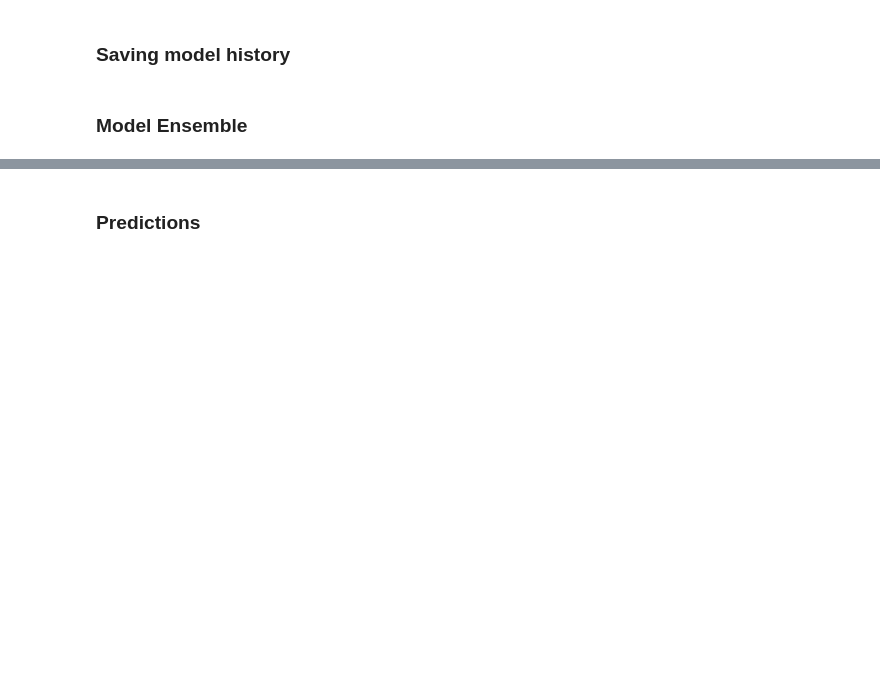
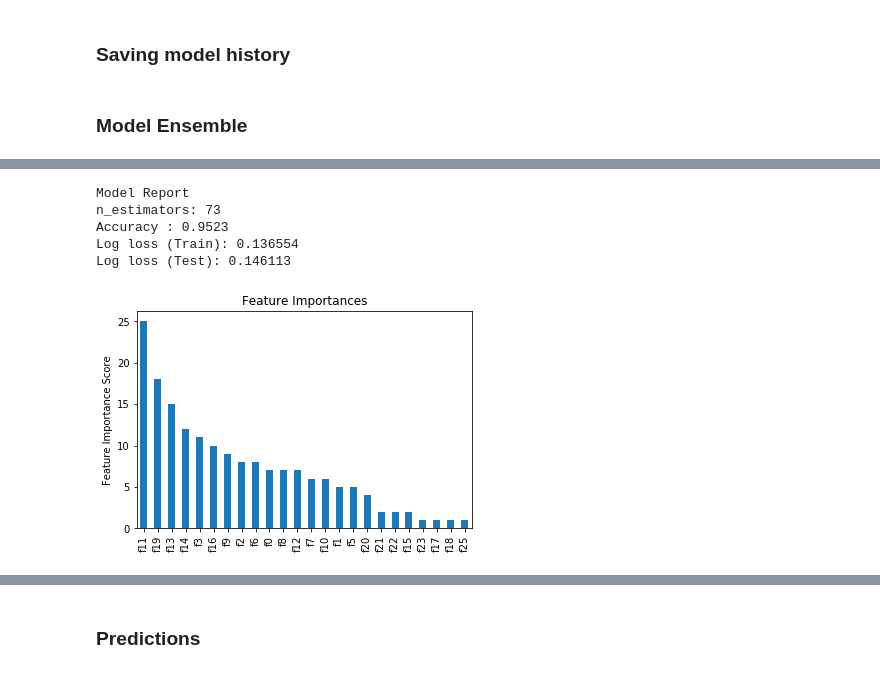
Before and after one commit to MarekKZielinski/Statoil-C-CORE-Iceberg-Classifier-Challenge, a Jupyter notebook: Iceberg-notebook.ipynb, the cells around one changed output, grey strips where cells are left out. Saved outputs shown, nothing was run; the diff lists cells and outputs as text; code cells hidden in the pictures; blank space fills up the shorter version.

```diff
--- a/Iceberg-notebook.ipynb
+++ b/Iceberg-notebook.ipynb
@@ -1021,18 +1238,25 @@ modelfit(xgb3, ensemble_val, y_val['is_iceberg'], ensemble_train, y_train['is_ic
 # %%
 xgb4 = xgb.XGBClassifier(
- learning_rate =0.01,
+ learning_rate =0.069,
  n_estimators=1000,
  max_depth=2,
  min_child_weight=3.5,
- gamma=1.3,
- subsample=0.75,
- colsample_bytree=0.4,
+ gamma=0.1,
+ subsample=0.65,
+ colsample_bytree=0.65,
  reg_alpha=3e-06,
  objective= 'binary:logistic',
  nthread=8,
  scale_pos_weight=1,
  seed=27)
 modelfit(xgb4, ensemble_val, y_val['is_iceberg'], ensemble_train, y_train['is_iceberg'])
+# %% [output]
+Model Report
+n_estimators: 73
+Accuracy : 0.9523
+Log loss (Train): 0.136554
+Log loss (Test): 0.146113
+[figure, added]
 # %%
 xgb5 = xgb.XGBClassifier(
  learning_rate =0.03,
```
Also changed, not shown: parts of 26 cells of this notebook, 1 other file.
